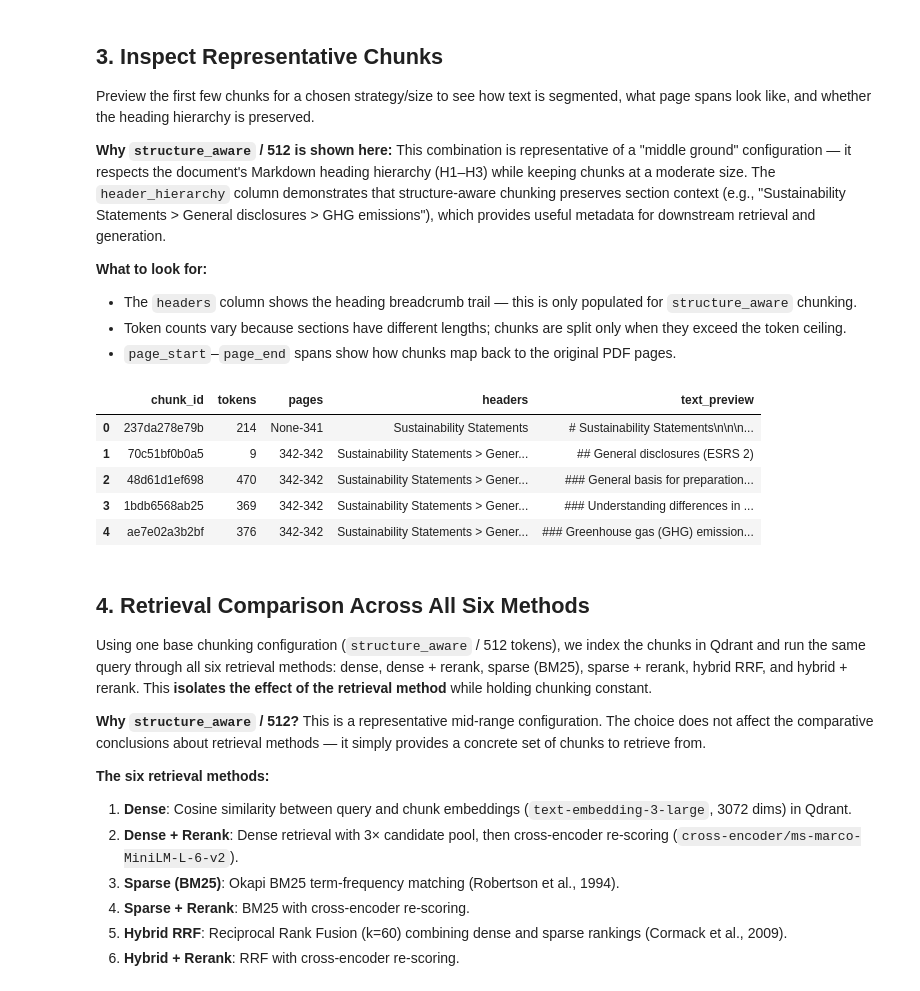
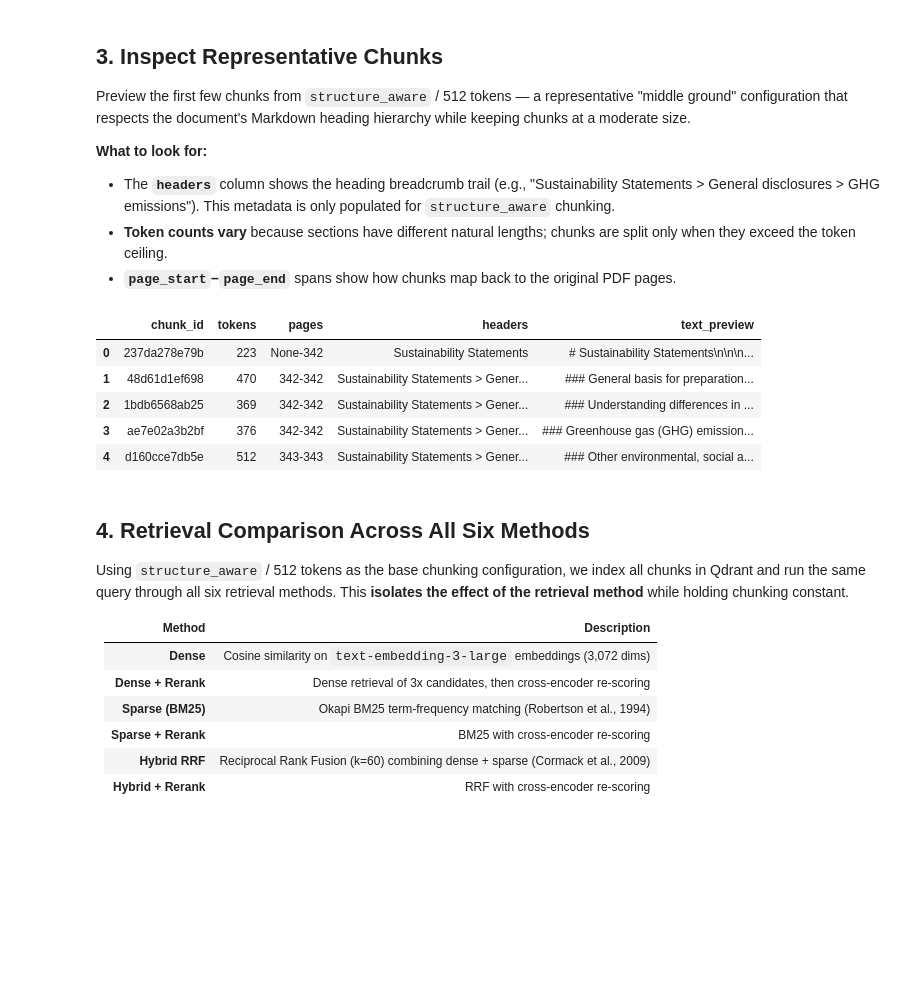
Before and after one commit to sinahaghgoo/ESRS-Regulation-Bot, a Jupyter notebook: notebooks/09_rq1_chunking_retrieval_walkthrough.ipynb, the cells around one changed output. Saved outputs shown, nothing was run; the diff lists cells and outputs as text; code cells hidden in the pictures; blank space fills up the shorter version.

```diff
--- a/notebooks/09_rq1_chunking_retrieval_walkthrough.ipynb
+++ b/notebooks/09_rq1_chunking_retrieval_walkthrough.ipynb
@@ -120,62 +138,52 @@ Notes:
 # %% [markdown]
 ## 3. Inspect Representative Chunks
 
-Preview the first few chunks for a chosen strategy/size to see how text is segmented, what page spans look like, and whether the heading hierarchy is preserved.
-
-**Why `structure_aware` / 512 is shown here:** This combination is representative of a "middle ground" configuration — it respects the document's Markdown heading hierarchy (H1–H3) while keeping chunks at a moderate size. The `header_hierarchy` column demonstrates that structure-aware chunking preserves section context (e.g., "Sustainability Statements > General disclosures > GHG emissions"), which provides useful metadata for downstream retrieval and generation.
+Preview the first few chunks from `structure_aware` / 512 tokens — a representative "middle ground" configuration that respects the document's Markdown heading hierarchy while keeping chunks at a moderate size.
 
 **What to look for:**
-- The `headers` column shows the heading breadcrumb trail — this is only populated for `structure_aware` chunking.
-- Token counts vary because sections have different lengths; chunks are split only when they exceed the token ceiling.
-- `page_start`–`page_end` spans show how chunks map back to the original PDF pages.
+
+- The **`headers`** column shows the heading breadcrumb trail (e.g., "Sustainability Statements > General disclosures > GHG emissions"). This metadata is only populated for `structure_aware` chunking.
+- **Token counts vary** because sections have different natural lengths; chunks are split only when they exceed the token ceiling.
+- **`page_start`–`page_end`** spans show how chunks map back to the original PDF pages.
 # %%
 # ---------------------------------------------------------------------------
 # Preview helper: display the first n chunks for a given strategy/size.
-#
-# For each chunk, we show:
-#   - chunk_id (truncated to 12 chars for display)
-#   - token_count: number of tiktoken cl100k_base tokens
-#   - pages: page_start–page_end from the original PDF
-#   - headers: the heading hierarchy breadcrumb (structure_aware only)
-#   - text_preview: first 300 characters of raw text
-#
-# This function reuses the all_chunks_by_cfg dict built in Section 2.
 # ---------------------------------------------------------------------------
 def preview_chunks(strategy: str, size: int, n: int = 3):
+    """Show chunk_id, token count, page span, headers, and a text preview."""
     chunks = all_chunks_by_cfg[(strategy, size)]
     rows = []
     for c in chunks[:n]:
         rows.append({
             "chunk_id": c.chunk_id[:12],
             "tokens": c.token_count,
             "pages": f"{c.page_start}-{c.page_end}",
             "headers": " > ".join(c.header_hierarchy) if c.header_hierarchy else "",
             "text_preview": c.text[:300],
         })
     return pd.DataFrame(rows)
 
-# Show 5 representative chunks from structure_aware/512.
+# Show 5 representative chunks from structure_aware / 512.
 preview_chunks("structure_aware", 512, n=5)
 # %% [output]
 |  | chunk_id | tokens | pages | headers | text_preview |
-| 0 | 237da278e79b | 214 | None-341 | Sustainability Statements | # Sustainability Statements\n\n\n... |
-| 1 | 70c51bf0b0a5 | 9 | 342-342 | Sustainability Statements > Gener... | ## General disclosures (ESRS 2) |
-| 2 | 48d61d1ef698 | 470 | 342-342 | Sustainability Statements > Gener... | ### General basis for preparation... |
-| 3 | 1bdb6568ab25 | 369 | 342-342 | Sustainability Statements > Gener... | ### Understanding differences in ... |
-| 4 | ae7e02a3b2bf | 376 | 342-342 | Sustainability Statements > Gener... | ### Greenhouse gas (GHG) emission... |
+| 0 | 237da278e79b | 223 | None-342 | Sustainability Statements | # Sustainability Statements\n\n\n... |
+| 1 | 48d61d1ef698 | 470 | 342-342 | Sustainability Statements > Gener... | ### General basis for preparation... |
+| 2 | 1bdb6568ab25 | 369 | 342-342 | Sustainability Statements > Gener... | ### Understanding differences in ... |
+| 3 | ae7e02a3b2bf | 376 | 342-342 | Sustainability Statements > Gener... | ### Greenhouse gas (GHG) emission... |
+| 4 | d160cce7db5e | 512 | 343-343 | Sustainability Statements > Gener... | ### Other environmental, social a... |
 # %% [markdown]
 ## 4. Retrieval Comparison Across All Six Methods
 
-Using one base chunking configuration (`structure_aware` / 512 tokens), we index the chunks in Qdrant and run the same query through all six retrieval methods: dense, dense + rerank, sparse (BM25), sparse + rerank, hybrid RRF, and hybrid + rerank. This **isolates the effect of the retrieval method** while holding chunking constant.
+Using `structure_aware` / 512 tokens as the base chunking configuration, we index all chunks in Qdrant and run the same query through all six retrieval methods. This **isolates the effect of the retrieval method** while holding chunking constant.
 
-**Why `structure_aware` / 512?** This is a representative mid-range configuration. The choice does not affect the comparative conclusions about retrieval methods — it simply provides a concrete set of chunks to retrieve from.
-
-**The six retrieval methods:**
-1. **Dense**: Cosine similarity between query and chunk embeddings (`text-embedding-3-large`, 3072 dims) in Qdrant.
-2. **Dense + Rerank**: Dense retrieval with 3× candidate pool, then cross-encoder re-scoring (`cross-encoder/ms-marco-MiniLM-L-6-v2`).
-3. **Sparse (BM25)**: Okapi BM25 term-frequency matching (Robertson et al., 1994).
-4. **Sparse + Rerank**: BM25 with cross-encoder re-scoring.
-5. **Hybrid RRF**: Reciprocal Rank Fusion (k=60) combining dense and sparse rankings (Cormack et al., 2009).
-6. **Hybrid + Rerank**: RRF with cross-encoder re-scoring.
+| Method | Description |
+|---|---|
+| **Dense** | Cosine similarity on `text-embedding-3-large` embeddings (3,072 dims) |
+| **Dense + Rerank** | Dense retrieval of 3x candidates, then cross-encoder re-scoring |
+| **Sparse (BM25)** | Okapi BM25 term-frequency matching (Robertson et al., 1994) |
+| **Sparse + Rerank** | BM25 with cross-encoder re-scoring |
+| **Hybrid RRF** | Reciprocal Rank Fusion (k=60) combining dense + sparse (Cormack et al., 2009) |
+| **Hybrid + Rerank** | RRF with cross-encoder re-scoring |
 # %%
 # ---------------------------------------------------------------------------
```
Also changed, not shown: parts of 12 cells of this notebook, 15 other files.
